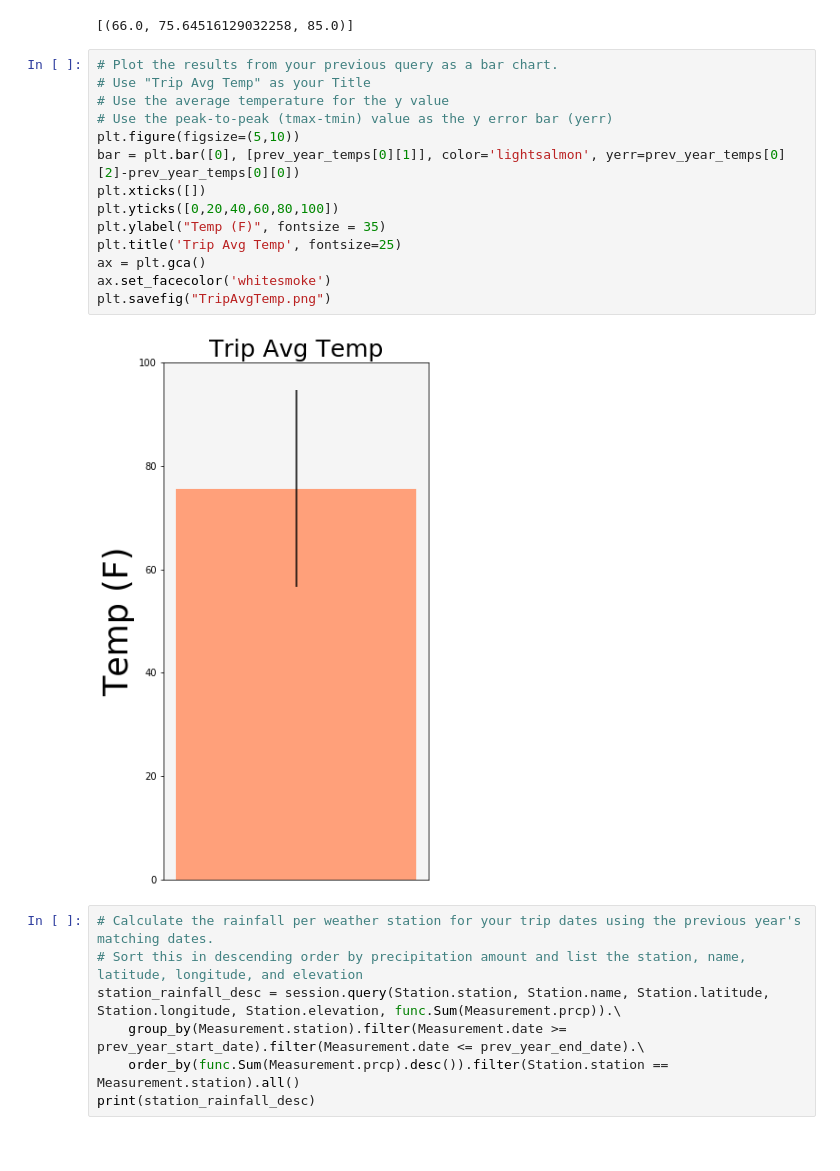
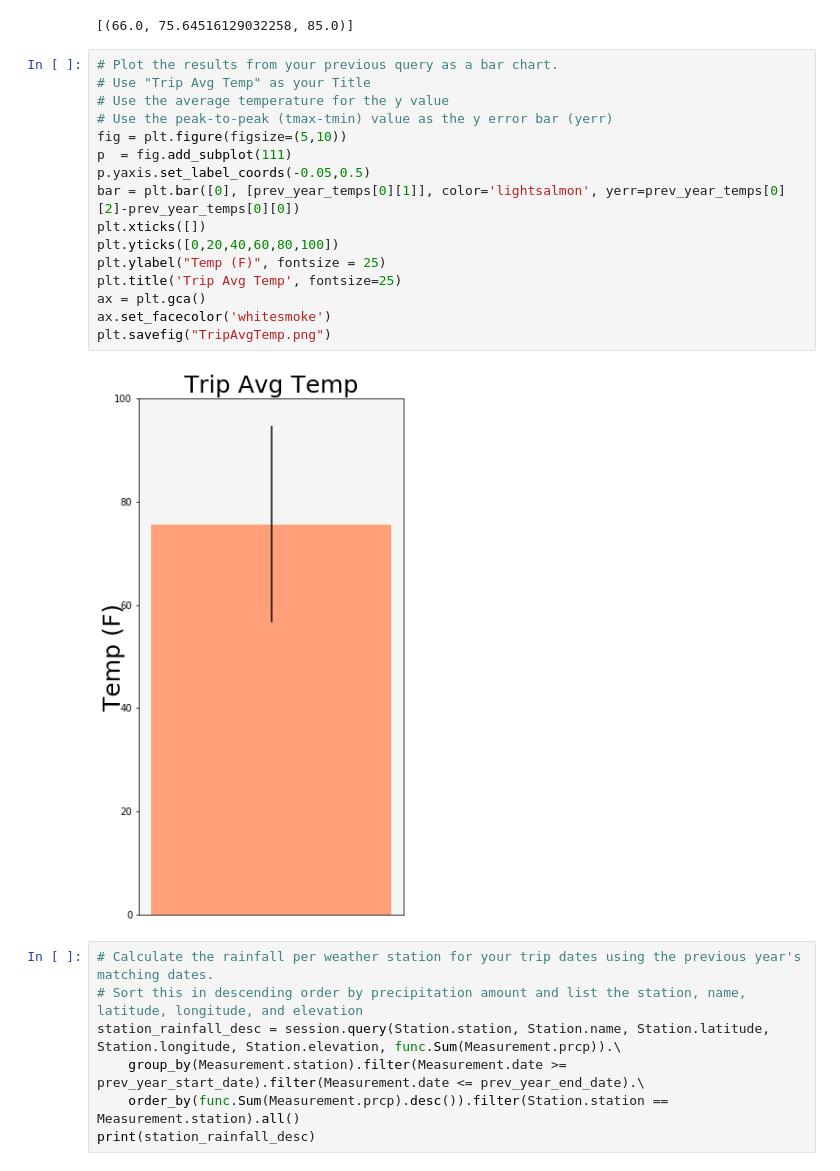
Before and after one commit to ramyaavivek/Homework_11_SQLAlchemy, a Jupyter notebook: climate_solution.ipynb, the cells around one changed output. Drawn from its saved outputs; the diff is of its cells as text.

```diff
--- a/climate_solution.ipynb
+++ b/climate_solution.ipynb
@@ -235,19 +235,21 @@ print(prev_year_temps)
 # %%
 # Plot the results from your previous query as a bar chart.
 # Use "Trip Avg Temp" as your Title
 # Use the average temperature for the y value
 # Use the peak-to-peak (tmax-tmin) value as the y error bar (yerr)
-plt.figure(figsize=(5,10))
+fig = plt.figure(figsize=(5,10))
+p  = fig.add_subplot(111)
+p.yaxis.set_label_coords(-0.05,0.5)
 bar = plt.bar([0], [prev_year_temps[0][1]], color='lightsalmon', yerr=prev_year_temps[0][2]-prev_year_temps[0][0])
 plt.xticks([])
 plt.yticks([0,20,40,60,80,100])
-plt.ylabel("Temp (F)", fontsize = 35)
+plt.ylabel("Temp (F)", fontsize = 25)
 plt.title('Trip Avg Temp', fontsize=25)
 ax = plt.gca()
 ax.set_facecolor('whitesmoke')
 plt.savefig("TripAvgTemp.png")
 # %% [output]
-[figure, old version]
+[figure, new version]
 # %%
 # Calculate the rainfall per weather station for your trip dates using the previous year's matching dates.
 # Sort this in descending order by precipitation amount and list the station, name, latitude, longitude, and elevation
```
Also changed, not shown: 1 other file.
